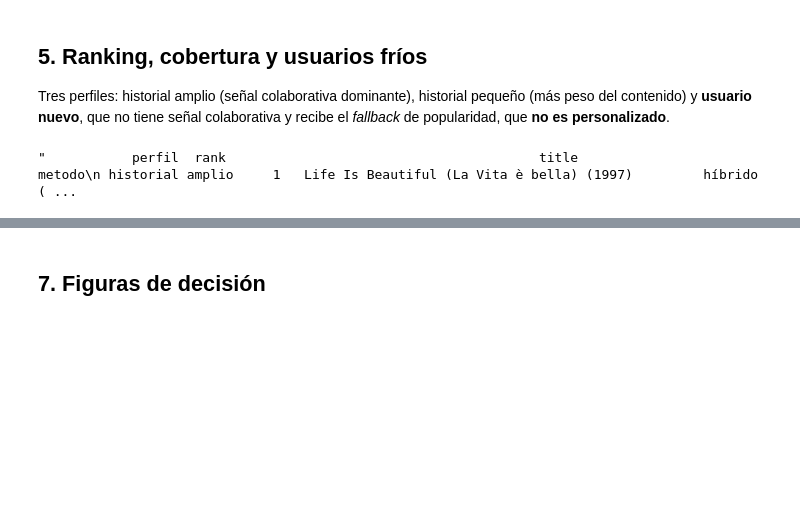
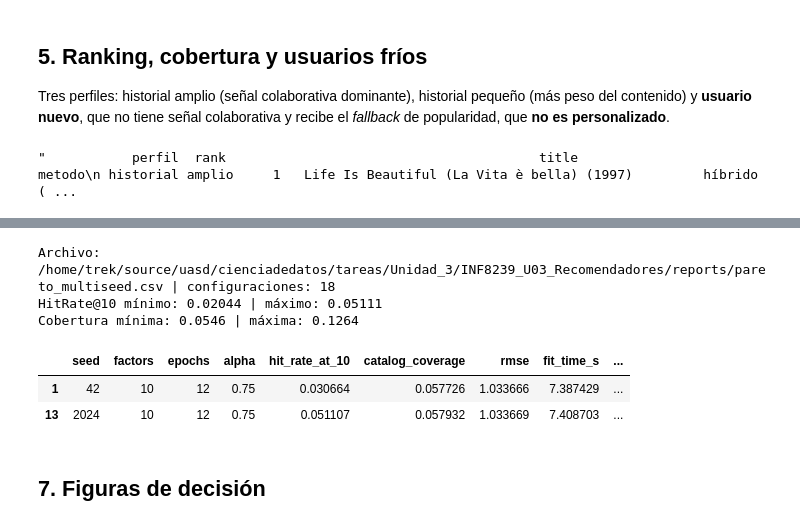
Before and after one commit to edvvdev/unidad04-05, a Jupyter notebook: notebooks/01_ejercicio05_recomendadores.ipynb, the cells around one changed output, grey strips where cells are left out. Cells and saved outputs as stored; diff of their text form; code cells hidden in the pictures; blank space fills up the shorter version.

```diff
--- a/notebooks/01_ejercicio05_recomendadores.ipynb
+++ b/notebooks/01_ejercicio05_recomendadores.ipynb
@@ -291,3 +299,26 @@ popularidad: hit@10=0.02131 cobertura=0.0010
+# %%
+import subprocess
+
+MULTISEED_CSV = REPORTS / "pareto_multiseed.csv"
+if not MULTISEED_CSV.exists():
+    print("Generando reports/pareto_multiseed.csv con scripts/lab09_pareto.py (varios minutos)...")
+    subprocess.run([sys.executable, str(ROOT / "scripts/lab09_pareto.py")], check=True)
+
+multiseed = pd.read_csv(MULTISEED_CSV)
+print("Archivo:", MULTISEED_CSV, "| configuraciones:", len(multiseed))
+print(f"HitRate@10 mínimo: {multiseed['hit_rate_at_10'].min():.5f} | "
+      f"máximo: {multiseed['hit_rate_at_10'].max():.5f}")
+print(f"Cobertura mínima: {multiseed['catalog_coverage'].min():.4f} | "
+      f"máxima: {multiseed['catalog_coverage'].max():.4f}")
+frontera_multiseed = multiseed[multiseed["is_pareto"]]
+frontera_multiseed
+# %% [output]
+Archivo: /home/trek/source/uasd/cienciadedatos/tareas/Unidad_3/INF8239_U03_Recomendadores/reports/pareto_multiseed.csv | configuraciones: 18
+HitRate@10 mínimo: 0.02044 | máximo: 0.05111
+Cobertura mínima: 0.0546 | máxima: 0.1264
+|  | seed | factors | epochs | alpha | hit_rate_at_10 | catalog_coverage | rmse | fit_time_s | ... |
+| 1 | 42 | 10 | 12 | 0.75 | 0.030664 | 0.057726 | 1.033666 | 7.387429 | ... |
+| 13 | 2024 | 10 | 12 | 0.75 | 0.051107 | 0.057932 | 1.033669 | 7.408703 | ... |
 # %% [markdown]
 ## 7. Figuras de decisión
 # %%
```
Also changed, not shown: parts of 8 cells of this notebook, 6 other files.
